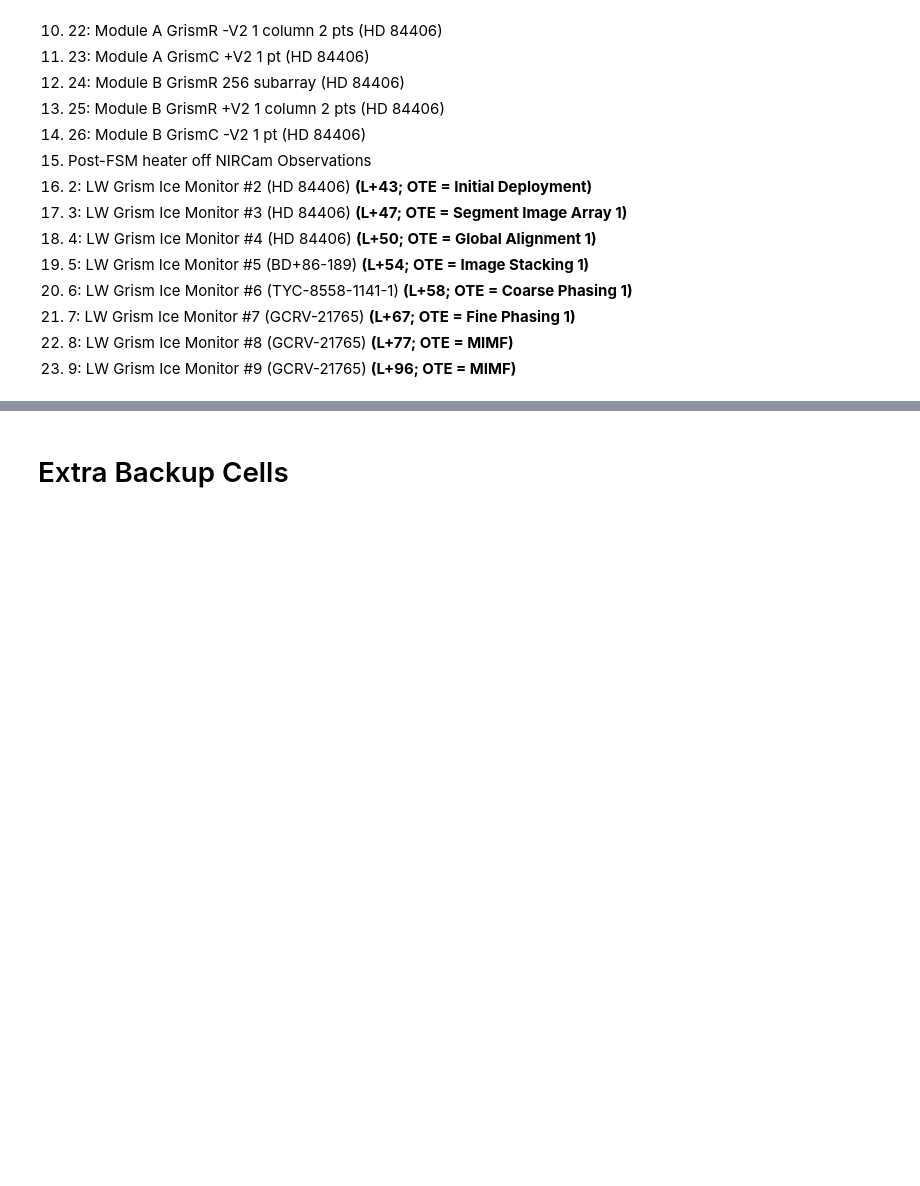
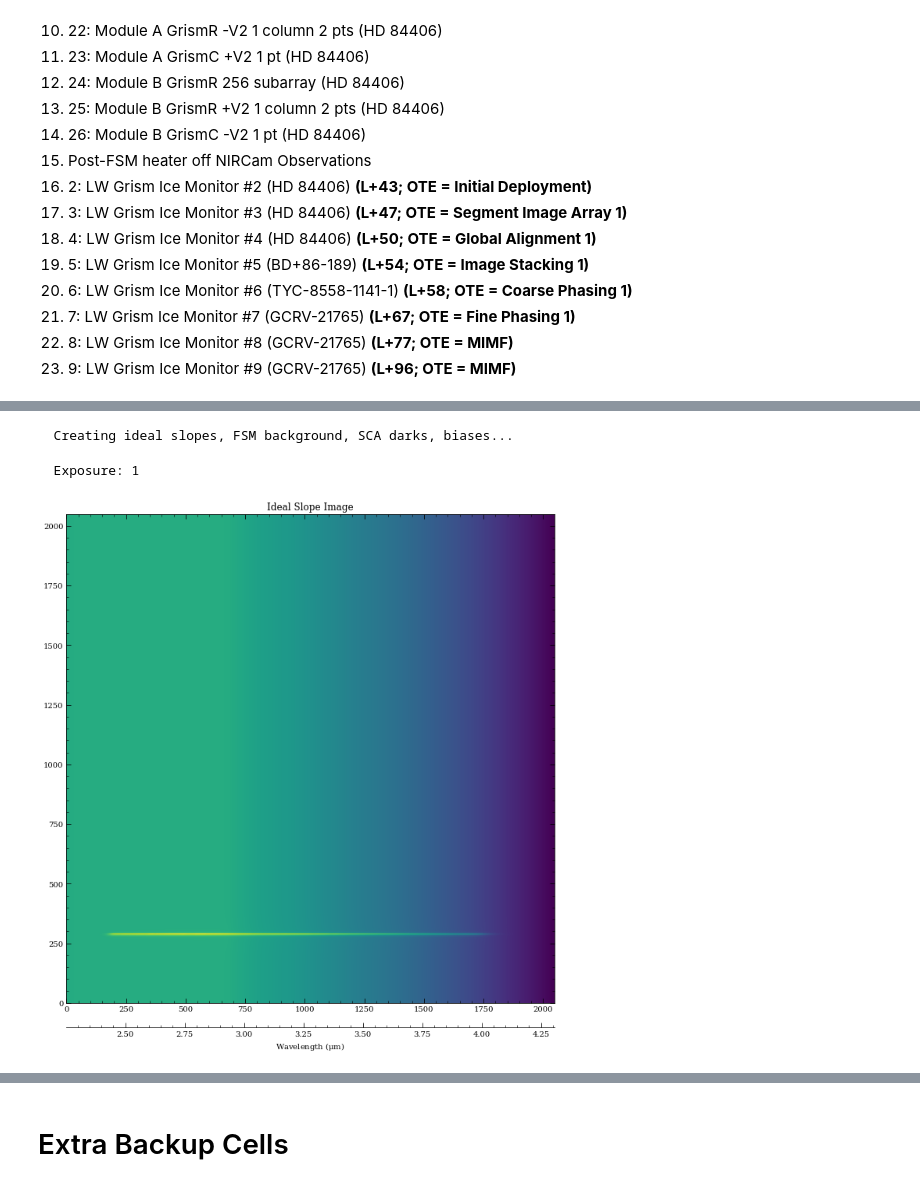
Before and after one commit to JarronL/pynrc, a Jupyter notebook: notebooks/Commissioning/NRC35_Ice/NRC-35_WaterIce_Sims.ipynb, the cells around one changed output, grey strips where cells are left out. Saved outputs shown, nothing was run; the diff lists cells and outputs as text; code cells hidden in the pictures; blank space fills up the shorter version.

```diff
--- a/notebooks/Commissioning/NRC35_Ice/NRC-35_WaterIce_Sims.ipynb
+++ b/notebooks/Commissioning/NRC35_Ice/NRC-35_WaterIce_Sims.ipynb
@@ -446,7 +48,0 @@ add_slope_images(obs_dict, key=vkey, add_offset=(5,10.5), spec_ang=0)
-# %%
-# Verify slope image looks right
-d = obs_dict[vkey]
-im_slope = d['im_slope_ideal']
-wave = d['wave']
-nrc = d['nrc']
-src_tbl = d['src_tbl']
@@ -530,0 +57,3 @@ run_all_exps(obs_dict, key='001:001', rand_seed_init=1234,
+# %%
+# Initialize observation dictionary
+obs_dict = init_obs_dict(opd_dir)
@@ -530,0 +70,2 @@ run_all_exps(obs_dict, key='001:001', rand_seed_init=1234,
+# %%
+vkey = '022:001'
@@ -530,0 +89,47 @@ run_all_exps(obs_dict, key='001:001', rand_seed_init=1234,
+# %%
+# Create slope and check extraction
+#   obs_dict[vkey]['im_slope_ideal']
+#   obs_dict[vkey]['bg_slope']
+#   obs_dict[vkey]['im_bias']
+#   obs_dict[vkey]['im_dark']
+add_slope_images(obs_dict, key=vkey, spec_ang=0, add_offset=(5,8))
+# %% [output]
+  Creating ideal slopes, FSM background, SCA darks, biases...
+  Exposure: 1
+# %%
+# Verify slope image looks right
+if nrc.is_grism:
+
+    if nrc.Detector.ypix==256:
+        fig, ax = plt.subplots(1,1, figsize=(14,2.5))
+        ax2_scl = -0.25
+    else:
+        fig, ax = plt.subplots(1,1, figsize=(10,10))
+        ax2_scl = -0.05
+
+    im = obs_dict[vkey]['im_slope_ideal'] + obs_dict[vkey]['bg_slope']
+    wave = obs_dict[vkey]['wave'][0].mean(axis=0)
+
+    extent = [wave.min(), wave.max(), ]
+    ax.imshow(im)
+    ax.set_title('Ideal Slope Image')
+
+    def x_to_um(x):
+        dw = wave[1] - wave[0]
+        return x*dw + wave[0]
+
+    def um_to_x(w):
+        dw = wave[1] - wave[0]
+        return (w - wave[0]) / dw
+
+    ax2 = ax.secondary_xaxis(ax2_scl, functions=(x_to_um, um_to_x))
+    str_um = '$\mathdefault{\mu m}$'
+    ax2.set_xlabel(f'Wavelength ({str_um})')
+
+    fig.tight_layout()
+
+else:
+    im = obs_dict[vkey]['im_slope_ideal']
+    plt.imshow(im**0.25)
+# %% [output]
+[figure, added]
```
Also changed, not shown: parts of 44 cells of this notebook.
